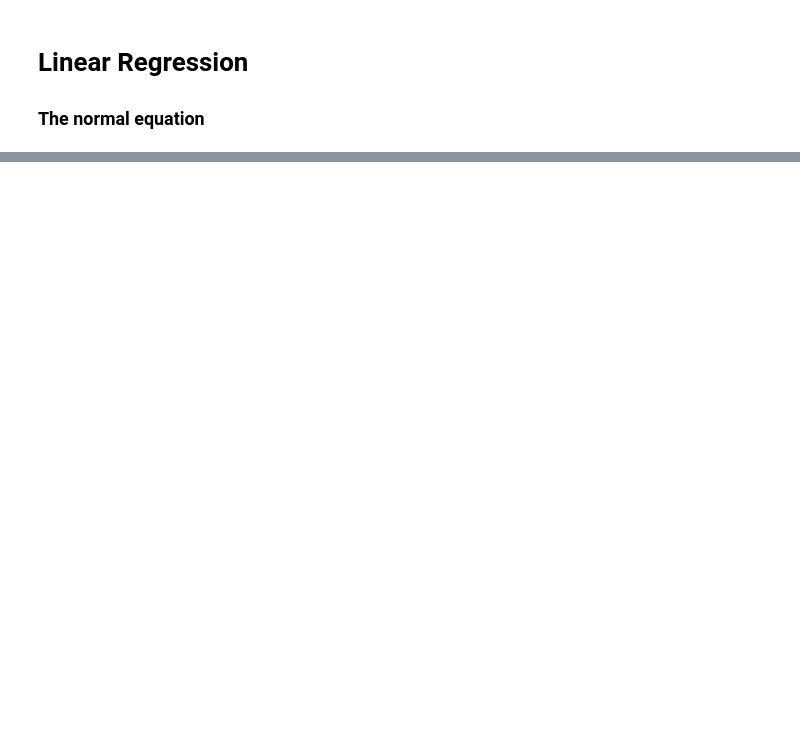
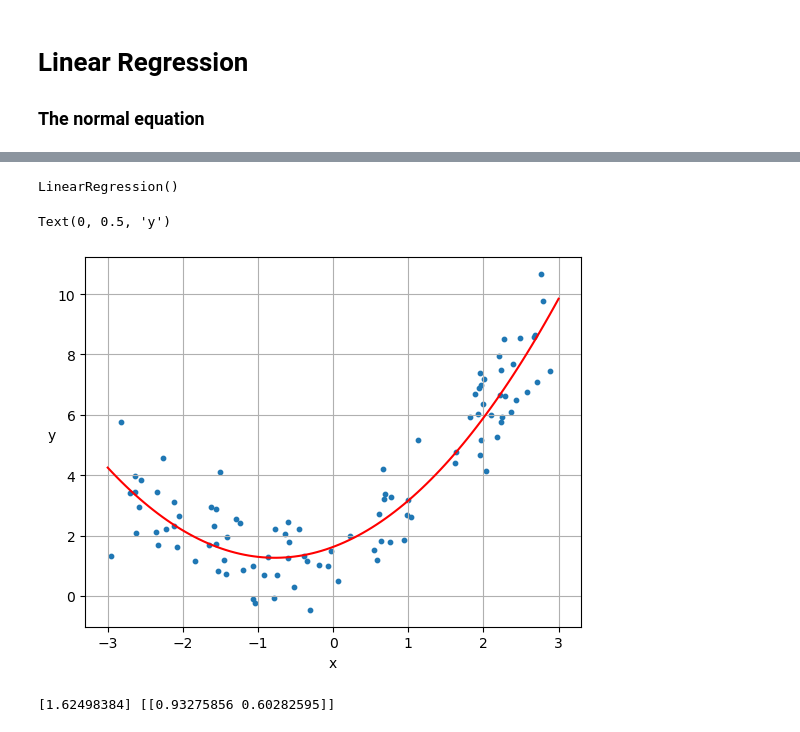
Before and after one commit to adamscarlat/hands-on-ML-with-Scikit-Learn-and-Tensorflow, a Jupyter notebook: edition3/ch4-training-models/linear-regression.ipynb, the cells around one changed output, grey strips where cells are left out. Cells and saved outputs as stored; diff of their text form; code cells hidden in the pictures; blank space fills up the shorter version.

```diff
--- a/edition3/ch4-training-models/linear-regression.ipynb
+++ b/edition3/ch4-training-models/linear-regression.ipynb
@@ -94,0 +175,14 @@ y_hat = lin_reg.predict(X)
+# %%
+print (X.shape)
+print (X[:5])
+
+# Adding polynomial features manually
+X_poly = np.c_[X, X[:,0]**2]
+print (X_poly.shape)
+print (X_poly[:5])
+
+# Adding polynomial features using sklearn
+poly_features = PolynomialFeatures(degree=2, include_bias=False)
+X_poly = poly_features.fit_transform(X)
+print (X_poly.shape)
+print (X_poly[:5])
@@ -94,0 +208,28 @@ y_hat = lin_reg.predict(X)
+# %%
+# Now we can use Linear regression on this data
+lin_reg = LinearRegression()
+lin_reg.fit(X_poly, y)
+# %% [output]
+LinearRegression()
+# %%
+# Generating a curve to match the data
+X_new = np.linspace(-3, 3, len(X_poly)).reshape(len(X_poly), 1)
+X_new_poly = poly_features.transform(X_new)
+y_new = lin_reg.predict(X_new_poly)
+
+plt.scatter(X, y, s=10)
+plt.plot(X_new, y_new, "r-")
+
+plt.grid()
+plt.xlabel("x")
+plt.ylabel("y", rotation=0)
+# %% [output]
+Text(0, 0.5, 'y')
+[figure, added]
+# %%
+print (lin_reg.intercept_, lin_reg.coef_)
+
+# The model predicts a curve: y = 1.62 + 0.93*x1 + 0.6*x2
+# while the real curve (see above) is y = 2 + X + 0.5*X^2 + noise
+# %% [output]
+[1.62498384] [[0.93275856 0.60282595]]
```
Also changed, not shown: parts of 19 cells of this notebook, 2 other files.
